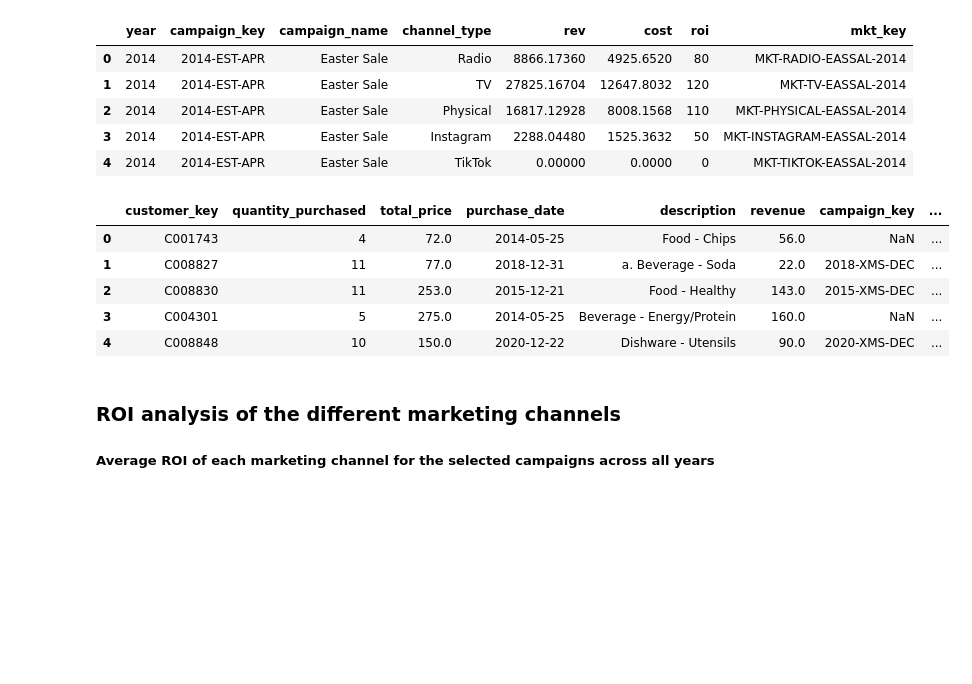
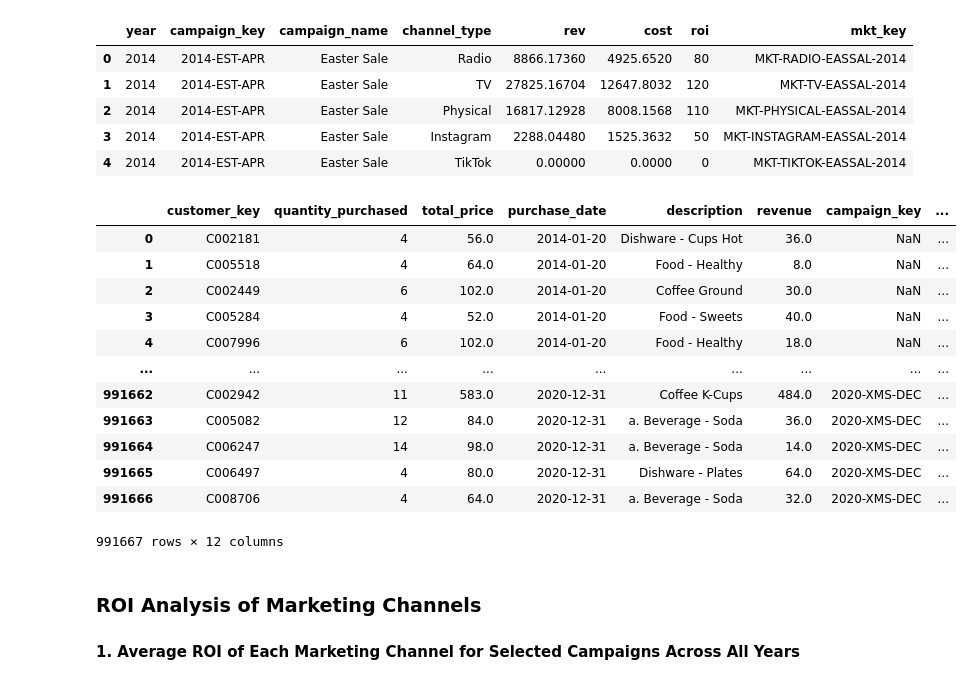
Before and after one commit to isaroyston/3101project, a Jupyter notebook: Subgroup A Q3/q3.ipynb, the cells around one changed output. Saved outputs shown, nothing was run; the diff lists cells and outputs as text; code cells hidden in the pictures; blank space fills up the shorter version.

Commit message:
Added campaign sales analysis

```diff
--- a/Subgroup A Q3/q3.ipynb
+++ b/Subgroup A Q3/q3.ipynb
@@ -26,46 +26,53 @@ roi_df.head()
 | 4 | 2014 | 2014-EST-APR | Easter Sale | TikTok | 0.00000 | 0.0000 | 0 | MKT-TIKTOK-EASSAL-2014 |
 # %%
 # Read data for campaign analysis
-df = pd.read_csv('final_data.csv', low_memory=False)
+df = pd.read_csv('final.csv', low_memory=False)
 
 # Data cleaning
 df['purchase_date'] = pd.to_datetime(df['purchase_date'])
 df['month'] = df['purchase_date'].dt.month  # Extract the month
 df['year'] = df['purchase_date'].dt.year  # Extract the year
 df['campaign_name'] = df['campaign_key'].str[5:8]  # Extract the campaign code
 
-# Map campaign codes to actual campaign names
+# Map campaign codes to actual campaign names (based on mkt_channels.csv)
 campaign_mapping = {
     'EST': 'Easter Sale',
     'MID': 'Mid-Year Sale',
     'HLW': 'Halloween',
     'XMS': 'Christmas',
     'STD': "St. Patrick's Day",
     'CMO': 'Cinco de Mayo',
     'DRK': 'Drinks Bonanza',
-    'FBD': 'Food and Beverage Day',
+    'FBD': 'Discount Daze',
     'SMS': 'Super Mart Sale',
     'MMS': 'Markdown Mega Sale'
 }
 df['campaign_name'] = df['campaign_name'].map(campaign_mapping)
 
 # Select required columns
 df = df[['customer_key', 'quantity_purchased', 'total_price', 'purchase_date', 'description', 'revenue', 'campaign_key', 'mkt_chnl_key','month', 'year', 'campaign_name']]
 df['category'] = df['description'].apply(extract_category) # Add 'category' column
 
 # For AOV analysis, filter out rows from 2021 onwards
 df2 = df[df['year'] < 2021]
-df2.head()
+df2
 # %% [output]
 |  | customer_key | quantity_purchased | total_price | purchase_date | description | revenue | campaign_key | ... |
-| 0 | C001743 | 4 | 72.0 | 2014-05-25 | Food - Chips | 56.0 | NaN | ... |
-| 1 | C008827 | 11 | 77.0 | 2018-12-31 | a. Beverage - Soda | 22.0 | 2018-XMS-DEC | ... |
-| 2 | C008830 | 11 | 253.0 | 2015-12-21 | Food - Healthy | 143.0 | 2015-XMS-DEC | ... |
-| 3 | C004301 | 5 | 275.0 | 2014-05-25 | Beverage - Energy/Protein | 160.0 | NaN | ... |
-| 4 | C008848 | 10 | 150.0 | 2020-12-22 | Dishware - Utensils | 90.0 | 2020-XMS-DEC | ... |
+| 0 | C002181 | 4 | 56.0 | 2014-01-20 | Dishware - Cups Hot | 36.0 | NaN | ... |
+| 1 | C005518 | 4 | 64.0 | 2014-01-20 | Food - Healthy | 8.0 | NaN | ... |
+| 2 | C002449 | 6 | 102.0 | 2014-01-20 | Coffee Ground | 30.0 | NaN | ... |
+| 3 | C005284 | 4 | 52.0 | 2014-01-20 | Food - Sweets | 40.0 | NaN | ... |
+| 4 | C007996 | 6 | 102.0 | 2014-01-20 | Food - Healthy | 18.0 | NaN | ... |
+| ... | ... | ... | ... | ... | ... | ... | ... | ... |
+| 991662 | C002942 | 11 | 583.0 | 2020-12-31 | Coffee K-Cups | 484.0 | 2020-XMS-DEC | ... |
+| 991663 | C005082 | 12 | 84.0 | 2020-12-31 | a. Beverage - Soda | 36.0 | 2020-XMS-DEC | ... |
+| 991664 | C006247 | 14 | 98.0 | 2020-12-31 | a. Beverage - Soda | 14.0 | 2020-XMS-DEC | ... |
+| 991665 | C006497 | 4 | 80.0 | 2020-12-31 | Dishware - Plates | 64.0 | 2020-XMS-DEC | ... |
+| 991666 | C008706 | 4 | 64.0 | 2020-12-31 | a. Beverage - Soda | 32.0 | 2020-XMS-DEC | ... |
+991667 rows × 12 columns
-# %% [markdown]
-### ROI analysis of the different marketing channels
-##### Average ROI of each marketing channel for the selected campaigns across all years
+# %% [markdown]
+### **ROI Analysis of Marketing Channels**
+#### **1. Average ROI of Each Marketing Channel for Selected Campaigns Across All Years**
 # %%
 # input df and selected campaigns as a list
 analyze_avg_roi_by_year(roi_df, ["Easter Sale", "Mid-Year Sale", "Christmas Sale"])
```
Also changed, not shown: parts of 23 cells of this notebook.
